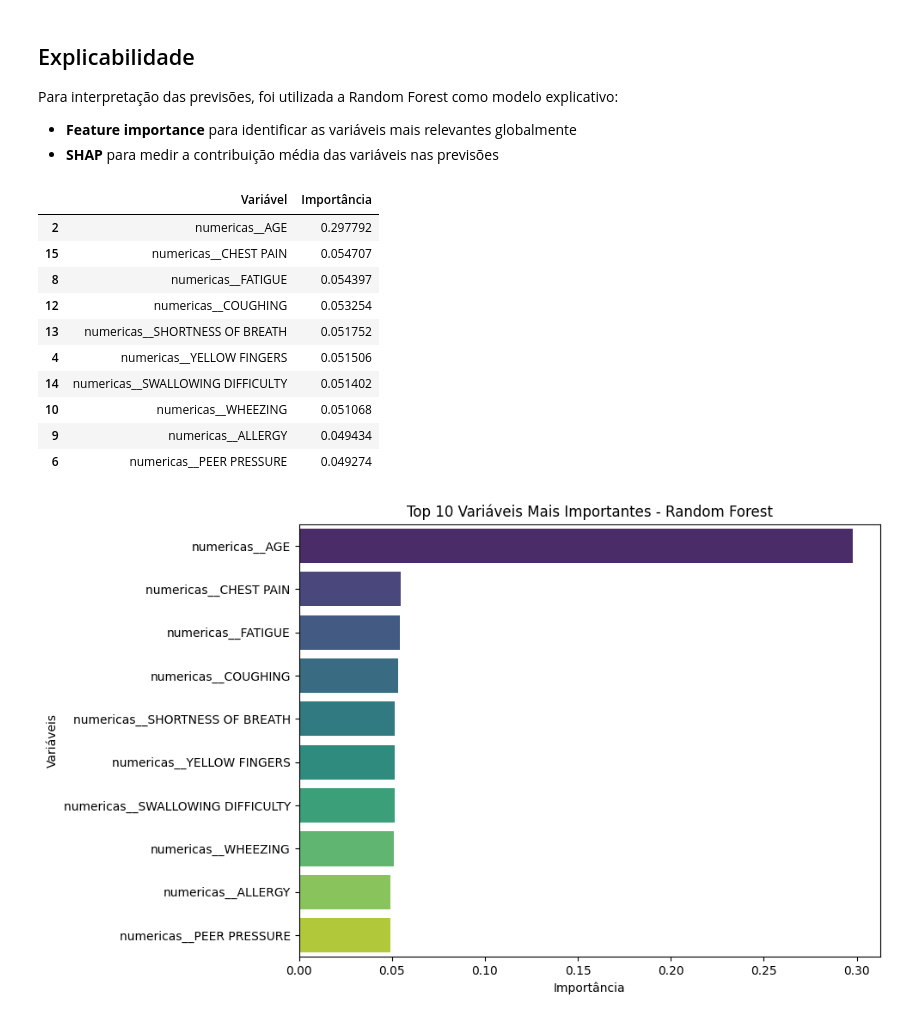
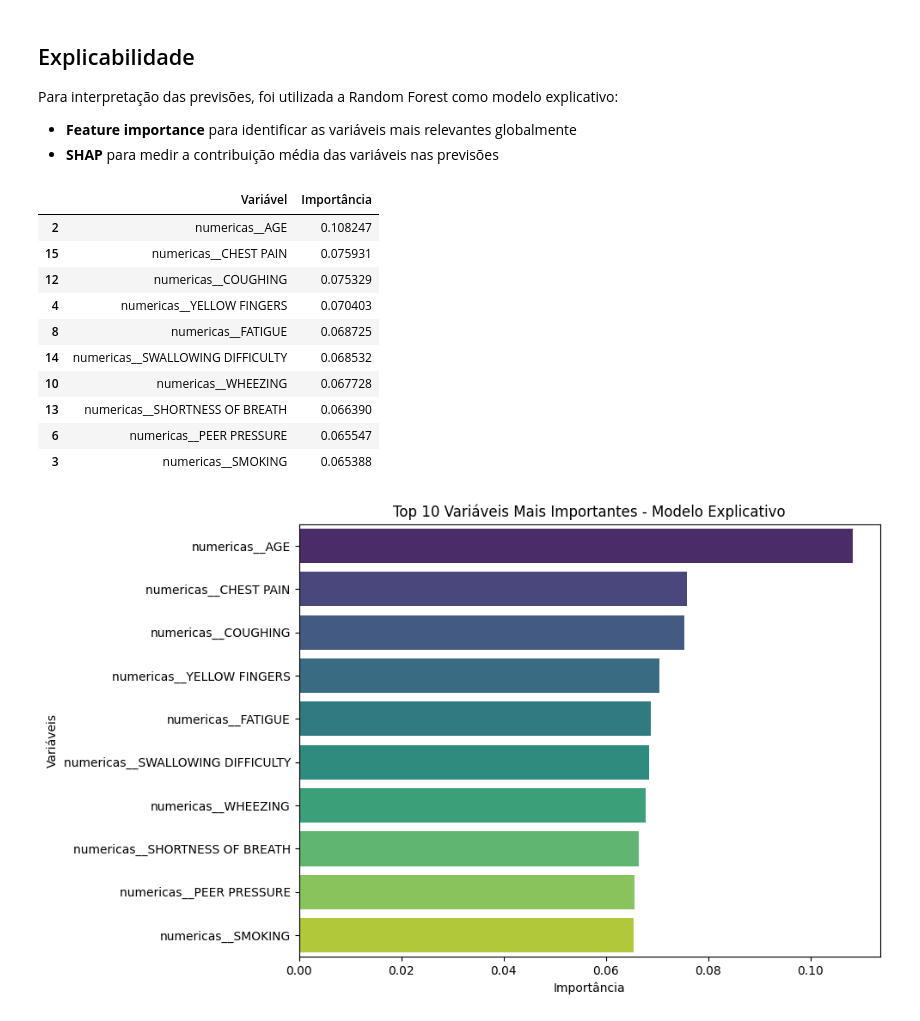
Before and after one commit to fiap-grupo-xpto/fiap-tech-challenge-fase-2, a Jupyter notebook: train_model/analise_cancer.ipynb, the cells around one changed output. Drawn from its saved outputs; the diff is of its cells as text; code cells hidden in the pictures.

Commit message:
ajusta notebook, adiciona mais um modelo, add mais textos explicativos e conclusão final

```diff
--- a/train_model/analise_cancer.ipynb
+++ b/train_model/analise_cancer.ipynb
@@ -503,7 +516,8 @@ Foram escolhidas três técnicas de classificação para comparação:
 modelos = {
     'Regressão Logística': LogisticRegression(max_iter=2000, class_weight='balanced'),
     'KNN': KNeighborsClassifier(n_neighbors=7),
-    'Random Forest': RandomForestClassifier(n_estimators=200, random_state=42, class_weight='balanced')
+    'Random Forest': RandomForestClassifier(n_estimators=200, random_state=42, class_weight='balanced', n_jobs=1),
+    'Extra Trees': ExtraTreesClassifier(n_estimators=700, random_state=42, class_weight='balanced', n_jobs=1)
 }
 
 modelos_treinados = {}
@@ -531,13 +545,13 @@ for nome_modelo, estimador in modelos.items():
     })
 
 resultados_modelos_df = pd.DataFrame(resultados_modelos).sort_values(
-    by=['F1-score', 'Recall', 'Accuracy'],
+    by=['Recall', 'F1-score', 'Accuracy'],
     ascending=False
 )
 
 display(resultados_modelos_df.round(3))
 
 melhor_modelo_inicial = resultados_modelos_df.iloc[0]['Modelo']
-print(f'Melhor modelo inicial pelo critério principal na validação (F1-score): {melhor_modelo_inicial}')
+print(f'Melhor modelo inicial pelo critério principal na validação (Recall): {melhor_modelo_inicial}')
 # %% [output]
 |  | Modelo | Accuracy | Recall | F1-score |
@@ -631,11 +658,19 @@ configuracoes_modelos = {
         }
     },
     'Random Forest': {
-        'estimador': RandomForestClassifier(random_state=42, class_weight='balanced'),
+        'estimador': RandomForestClassifier(random_state=42, class_weight='balanced', n_jobs=1),
         'parametros': {
             'classificador__n_estimators': [100, 200],
             'classificador__max_depth': [None, 10],
             'classificador__min_samples_split': [2, 5]
+        }
+    },
+    'Extra Trees': {
+        'estimador': ExtraTreesClassifier(random_state=42, class_weight='balanced', n_jobs=1),
+        'parametros': {
+            'classificador__n_estimators': [300, 700],
+            'classificador__max_depth': [None, 10],
+            'classificador__min_samples_leaf': [1, 2]
         }
     }
 }
@@ -668,7 +703,7 @@ for nome_modelo, configuracao in configuracoes_modelos.items():
         recall = recall_score(y_val, y_pred_val, zero_division=0)
         f1 = f1_score(y_val, y_pred_val, zero_division=0)
 
-        criterio = (f1, recall, accuracy)
+        criterio = (recall, f1, accuracy)
 
         resultados_hiperparametros.append({
             'Modelo': nome_modelo,
@@ -692,7 +727,7 @@ for nome_modelo, configuracao in configuracoes_modelos.items():
     modelos_ajustados[nome_modelo] = melhor_modelo_do_tipo
 
 resultados_hiperparametros_df = pd.DataFrame(resultados_hiperparametros).sort_values(
-    by=['F1-score', 'Recall', 'Accuracy'],
+    by=['Recall', 'F1-score', 'Accuracy'],
     ascending=False
 )
 
@@ -781,47 +929,50 @@ Para interpretação das previsões, foi utilizada a Random Forest como modelo e
 - **Feature importance** para identificar as variáveis mais relevantes globalmente
 - **SHAP** para medir a contribuição média das variáveis nas previsões
 # %%
-# Importância das variáveis com Random Forest ajustada
-modelo_explicativo = modelos_ajustados.get('Random Forest', modelos_treinados['Random Forest'])
+# Importância das variáveis com o melhor modelo do tipo árvore
+if hasattr(melhor_modelo_final.named_steps['classificador'], 'feature_importances_'):
+    modelo_explicativo = melhor_modelo_final
+else:
+    modelo_explicativo = modelos_ajustados.get('Extra Trees', modelos_ajustados.get('Random Forest', modelos_treinados['Random Forest']))
 
 nomes_features = modelo_explicativo.named_steps['preprocessador'].get_feature_names_out()
 importancias = modelo_explicativo.named_steps['classificador'].feature_importances_
 
 importancias_df = pd.DataFrame({
     'Variável': nomes_features,
     'Importância': importancias
 }).sort_values(by='Importância', ascending=False).head(10)
 
 display(importancias_df)
 
 plt.figure(figsize=(10, 6))
 sns.barplot(
     data=importancias_df,
     x='Importância',
     y='Variável',
     hue='Variável',
     palette='viridis',
     legend=False
 )
 
-plt.title('Top 10 Variáveis Mais Importantes - Random Forest')
+plt.title('Top 10 Variáveis Mais Importantes - Modelo Explicativo')
 plt.xlabel('Importância')
 plt.ylabel('Variáveis')
 plt.tight_layout()
 plt.show()
 # %% [output]
 |  | Variável | Importância |
-| 2 | numericas__AGE | 0.297792 |
-| 15 | numericas__CHEST PAIN | 0.054707 |
-| 8 | numericas__FATIGUE | 0.054397 |
-| 12 | numericas__COUGHING | 0.053254 |
-| 13 | numericas__SHORTNESS OF BREATH | 0.051752 |
-| 4 | numericas__YELLOW FINGERS | 0.051506 |
-| 14 | numericas__SWALLOWING DIFFICULTY | 0.051402 |
-| 10 | numericas__WHEEZING | 0.051068 |
-| 9 | numericas__ALLERGY | 0.049434 |
-| 6 | numericas__PEER PRESSURE | 0.049274 |
+| 2 | numericas__AGE | 0.108247 |
+| 15 | numericas__CHEST PAIN | 0.075931 |
+| 12 | numericas__COUGHING | 0.075329 |
+| 4 | numericas__YELLOW FINGERS | 0.070403 |
+| 8 | numericas__FATIGUE | 0.068725 |
+| 14 | numericas__SWALLOWING DIFFICULTY | 0.068532 |
+| 10 | numericas__WHEEZING | 0.067728 |
+| 13 | numericas__SHORTNESS OF BREATH | 0.066390 |
+| 6 | numericas__PEER PRESSURE | 0.065547 |
+| 3 | numericas__SMOKING | 0.065388 |
-[figure, old version]
+[figure, new version]
 # %%
 # Explicabilidade com SHAP usando o conjunto de validação
 if shap is None:
```
Also changed, not shown: parts of 15 cells of this notebook.
